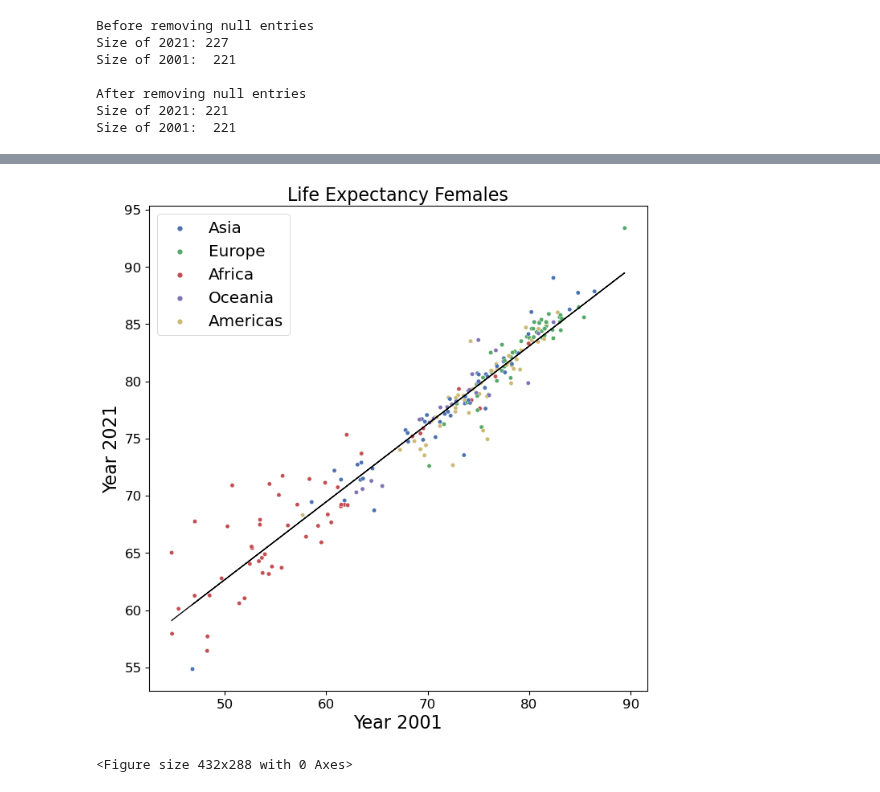
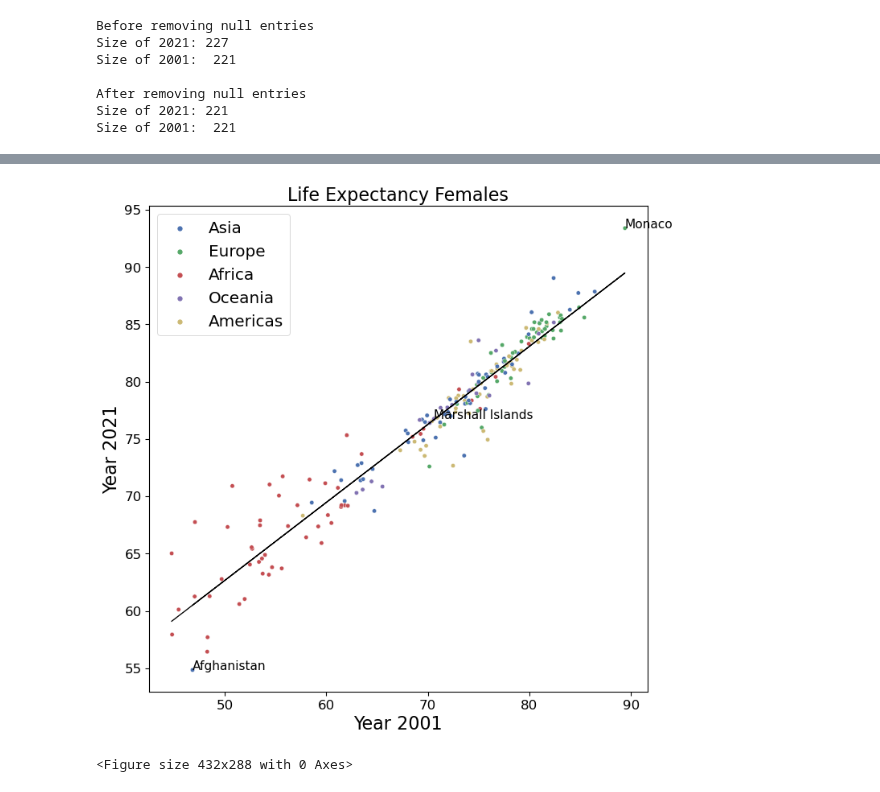
Before and after one commit to r-a-j/Descriptive-Analysis, a Jupyter notebook: Problem_1_Code_Raj_231811.ipynb, the cells around one changed output, grey strips where cells are left out. Drawn from its saved outputs; the diff is of its cells as text; code cells hidden in the pictures.

```diff
--- a/Problem_1_Code_Raj_231811.ipynb
+++ b/Problem_1_Code_Raj_231811.ipynb
@@ -317,28 +331,35 @@ plt.savefig('Plots/Scatter_Life_Expectancy_Both_Sexes.pdf')
 # %%
 # Life_Expectancy_Females
 plt.figure(figsize=(10, 10), dpi=80)
 col_name = "Life_Expectancy_Females"
 new_df = pd.DataFrame(columns=["2001", "2021", "Region"])
 new_df["2001"] = np.array(data_from_year_2001[col_name])
 new_df["2021"] = np.array(data_2021_filtered[col_name])
 new_df["Region"] = np.array(data_from_year_2001["Region"])
+new_df["Country.Name"] = np.array(data_from_year_2001["Country.Name"])
 cd = sns.scatterplot(x="2001", y="2021", data=new_df, hue="Region")
-#plt.plot([0, 100], [0, 100], ls="-", c='.2')
+
+#print((new_df.sort_values('2001')).to_string())
 
 # Plotting the regression line using least squares polynomial fit
 X = new_df["2001"]
 Y = new_df["2021"]
 slope, intercept = np.polyfit(X, Y, 1)
 plt.plot(X, X*slope + intercept, 'k')
 
+# Plot some countries that shows some off/similar trends
+plt.text(46.83, 54.85, "Afghanistan", size="x-large")
+plt.text(89.40, 93.40, "Monaco", size="x-large")
+plt.text(70.60, 76.76, "Marshall Islands", size="x-large")
+
 plt.xlabel("Year 2001", fontsize=20)
 plt.ylabel("Year 2021", fontsize=20)
 plt.title("Life Expectancy Females", fontsize=20)
 plt.legend(prop={'size': 18})
 plt.show()
 plt.savefig('Plots/Scatter_Life_Expectancy_Females.pdf')
 # %% [output]
-[figure, old version]
+[figure, new version]
 <Figure size 432x288 with 0 Axes>
 # %%
 # Life_Expectancy_Males
```
Also changed, not shown: parts of 10 cells of this notebook, 15 other files.
